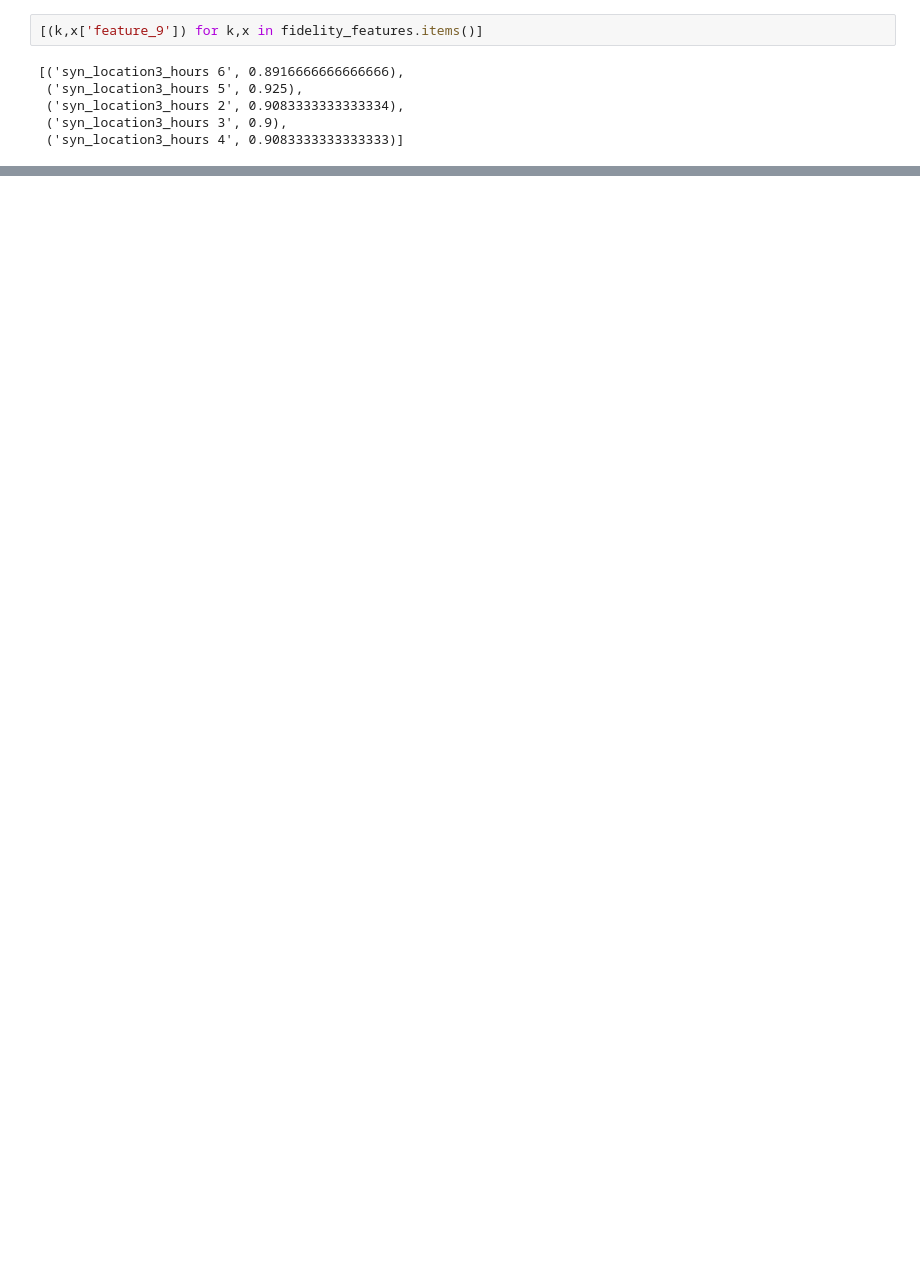
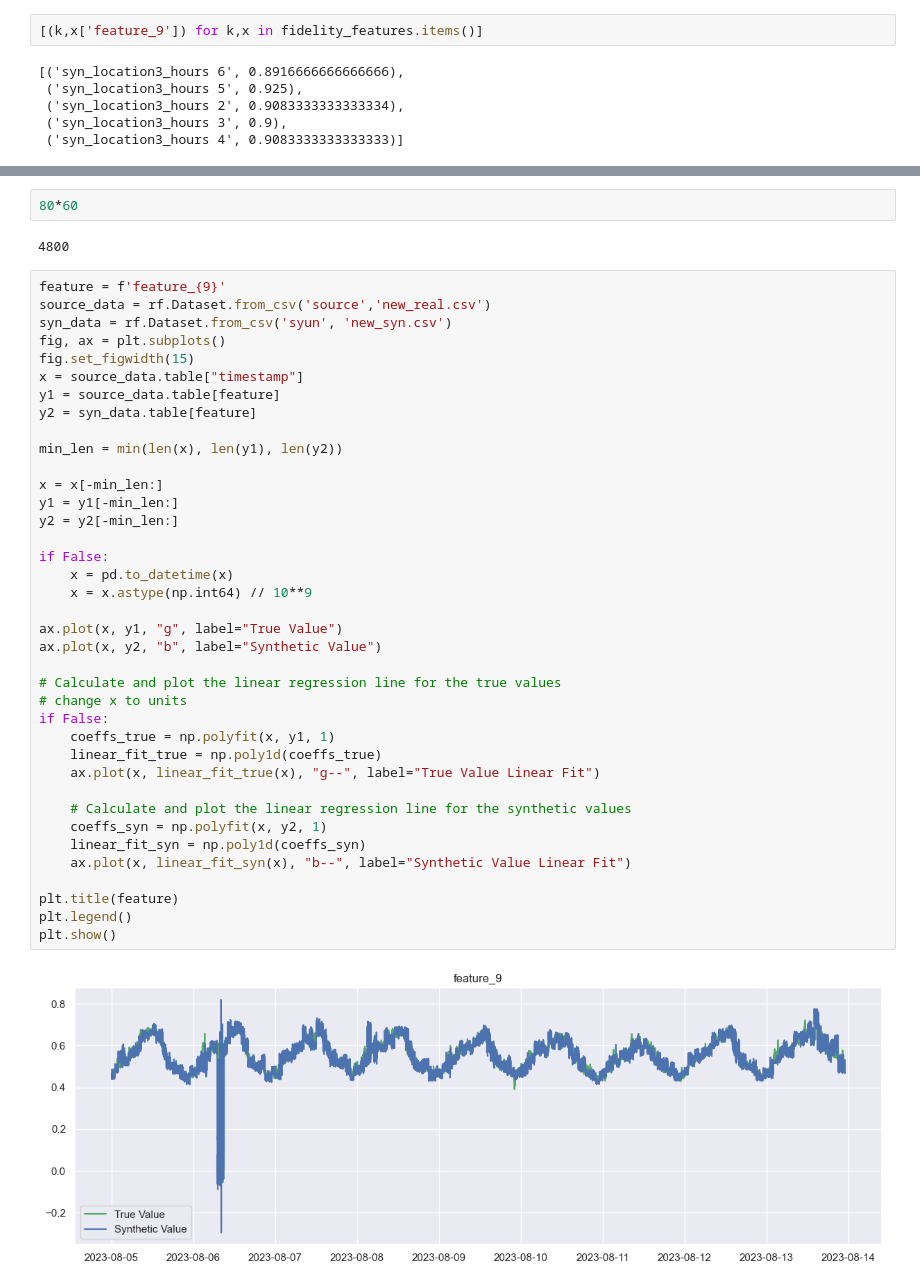
Before and after one commit to Rockfish-Data/public_tutorials, a Jupyter notebook: Demos/Central_Model_Network/fidelity_compute.ipynb, the cells around one changed output, grey strips where cells are left out. Cells and saved outputs as stored; diff of their text form; blank space fills up the shorter version.

```diff
--- a/Demos/Central_Model_Network/fidelity_compute.ipynb
+++ b/Demos/Central_Model_Network/fidelity_compute.ipynb
@@ -130,0 +247,44 @@ Best Fidelity: feature_9 with fidelity: 0.9083333333333333
+# %%
+80*60
+# %% [output]
+4800
+# %%
+feature = f'feature_{9}'
+source_data = rf.Dataset.from_csv('source','new_real.csv')
+syn_data = rf.Dataset.from_csv('syun', 'new_syn.csv')
+fig, ax = plt.subplots()
+fig.set_figwidth(15)
+x = source_data.table["timestamp"]
+y1 = source_data.table[feature]
+y2 = syn_data.table[feature]
+
+min_len = min(len(x), len(y1), len(y2))
+
+x = x[-min_len:]
+y1 = y1[-min_len:]
+y2 = y2[-min_len:]
+
+if False:
+    x = pd.to_datetime(x)
+    x = x.astype(np.int64) // 10**9
+
+ax.plot(x, y1, "g", label="True Value")
+ax.plot(x, y2, "b", label="Synthetic Value")
+
+# Calculate and plot the linear regression line for the true values
+# change x to units
+if False:
+    coeffs_true = np.polyfit(x, y1, 1)
+    linear_fit_true = np.poly1d(coeffs_true)
+    ax.plot(x, linear_fit_true(x), "g--", label="True Value Linear Fit")
+
+    # Calculate and plot the linear regression line for the synthetic values
+    coeffs_syn = np.polyfit(x, y2, 1)
+    linear_fit_syn = np.poly1d(coeffs_syn)
+    ax.plot(x, linear_fit_syn(x), "b--", label="Synthetic Value Linear Fit")
+
+plt.title(feature)
+plt.legend()
+plt.show()
+# %% [output]
+[figure, added]
```
Also changed, not shown: parts of 19 cells of this notebook, 16 other files.
